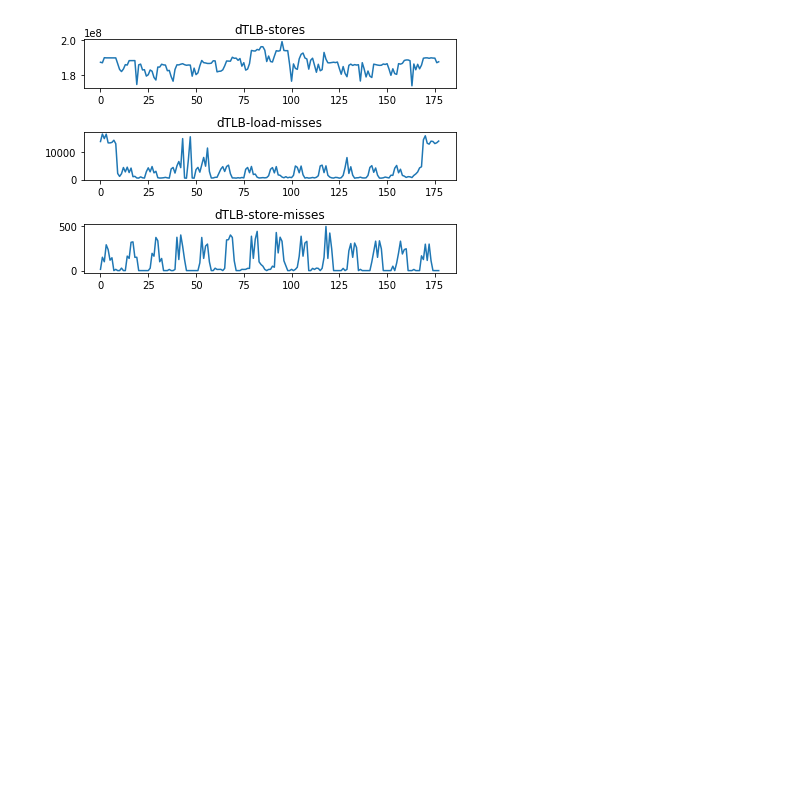
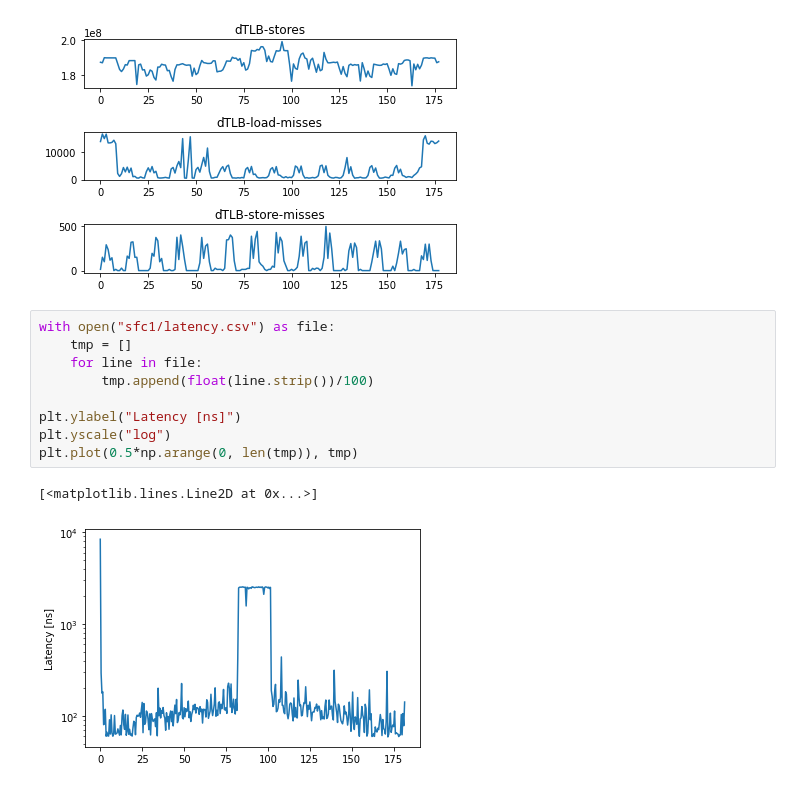
Before and after one commit to theleos88/ml-for-highspeed-networks, a Jupyter notebook: data/analysis/opennetvm/onvm.ipynb, the cells around one changed output. Cells and saved outputs as stored; diff of their text form; blank space fills up the shorter version.

```diff
--- a/data/analysis/opennetvm/onvm.ipynb
+++ b/data/analysis/opennetvm/onvm.ipynb
@@ -274,3 +274,15 @@ plot_stats([",cycles,", "cpu-clock", "task-clock",], "sfc1/load_stimulus/firewal
 plot_stats(["dTLB-stores", "dTLB-load-misses", "dTLB-store-misses"], "sfc1/load_stimulus/firewall.csv")
 # %% [output]
 [figure]
+# %%
+with open("sfc1/latency.csv") as file:
+    tmp = []
+    for line in file:
+        tmp.append(float(line.strip())/100)
+
+plt.ylabel("Latency [ns]")
+plt.yscale("log")
+plt.plot(0.5*np.arange(0, len(tmp)), tmp)
+# %% [output]
+[<matplotlib.lines.Line2D at 0x...>]
+[figure, added]
```
Also changed, not shown: parts of 12 cells of this notebook, 8 other files.
